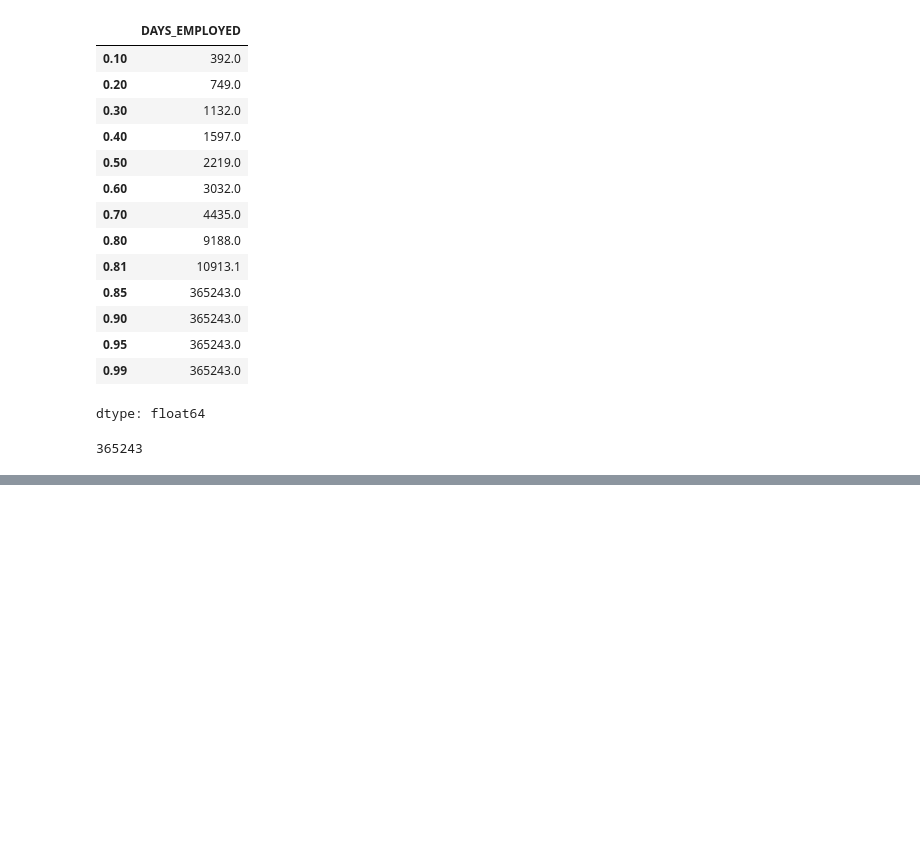
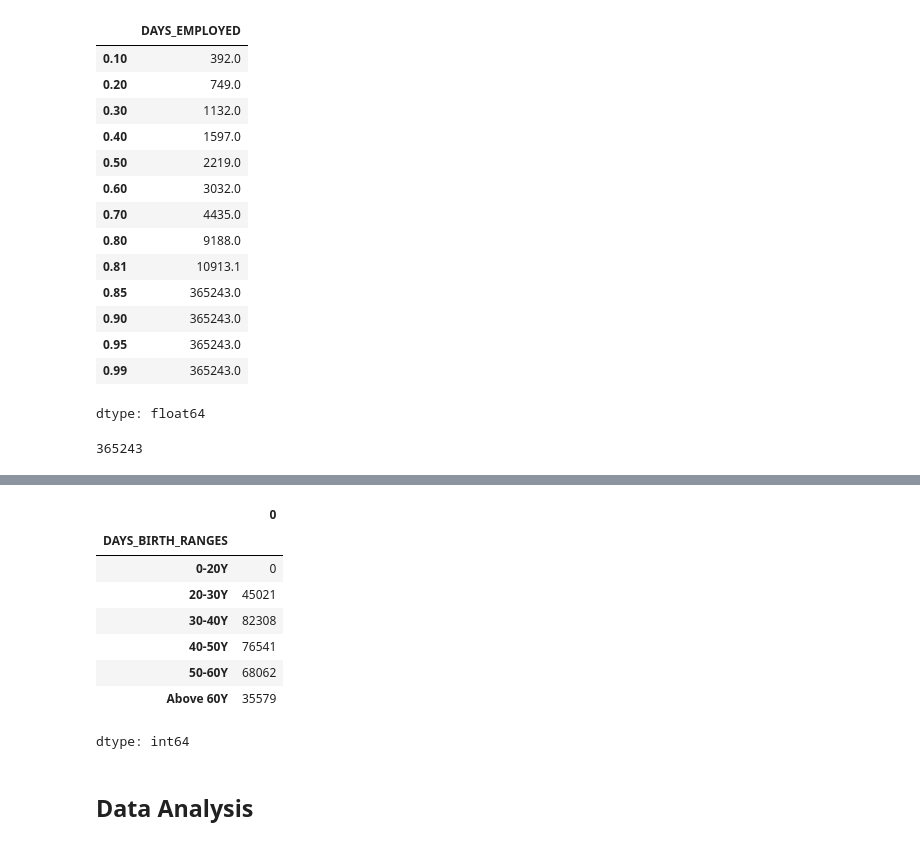
Before and after one commit to htetaunglynn94/portfolio_projects, a Jupyter notebook: eda_on_loan_default.ipynb, the cells around one changed output, grey strips where cells are left out. Drawn from its saved outputs; the diff is of its cells as text; code cells hidden in the pictures; blank space fills up the shorter version.

```diff
--- a/eda_on_loan_default.ipynb
+++ b/eda_on_loan_default.ipynb
@@ -692,0 +745,18 @@ app_score_col_rmvd[app_score_col_rmvd['DAYS_EMPLOYED'] < max_value]
+# %%
+bins = [0,7300,10950,14600,18250,21900,25229]
+labels = ['0-20Y','20-30Y','30-40Y','40-50Y','50-60Y','Above 60Y']
+app_score_col_rmvd['DAYS_BIRTH_RANGES'] = pd.cut(app_score_col_rmvd['DAYS_BIRTH'],
+                                                      bins=bins, labels=labels)
+app_score_col_rmvd.groupby('DAYS_BIRTH_RANGES').size()
+# %% [output]
+|  | 0 |
+| DAYS_BIRTH_RANGES |  |
+| 0-20Y | 0 |
+| 20-30Y | 45021 |
+| 30-40Y | 82308 |
+| 40-50Y | 76541 |
+| 50-60Y | 68062 |
+| Above 60Y | 35579 |
+dtype: int64
+# %% [markdown]
+## Data Analysis
```
Also changed, not shown: parts of 6 cells of this notebook.
